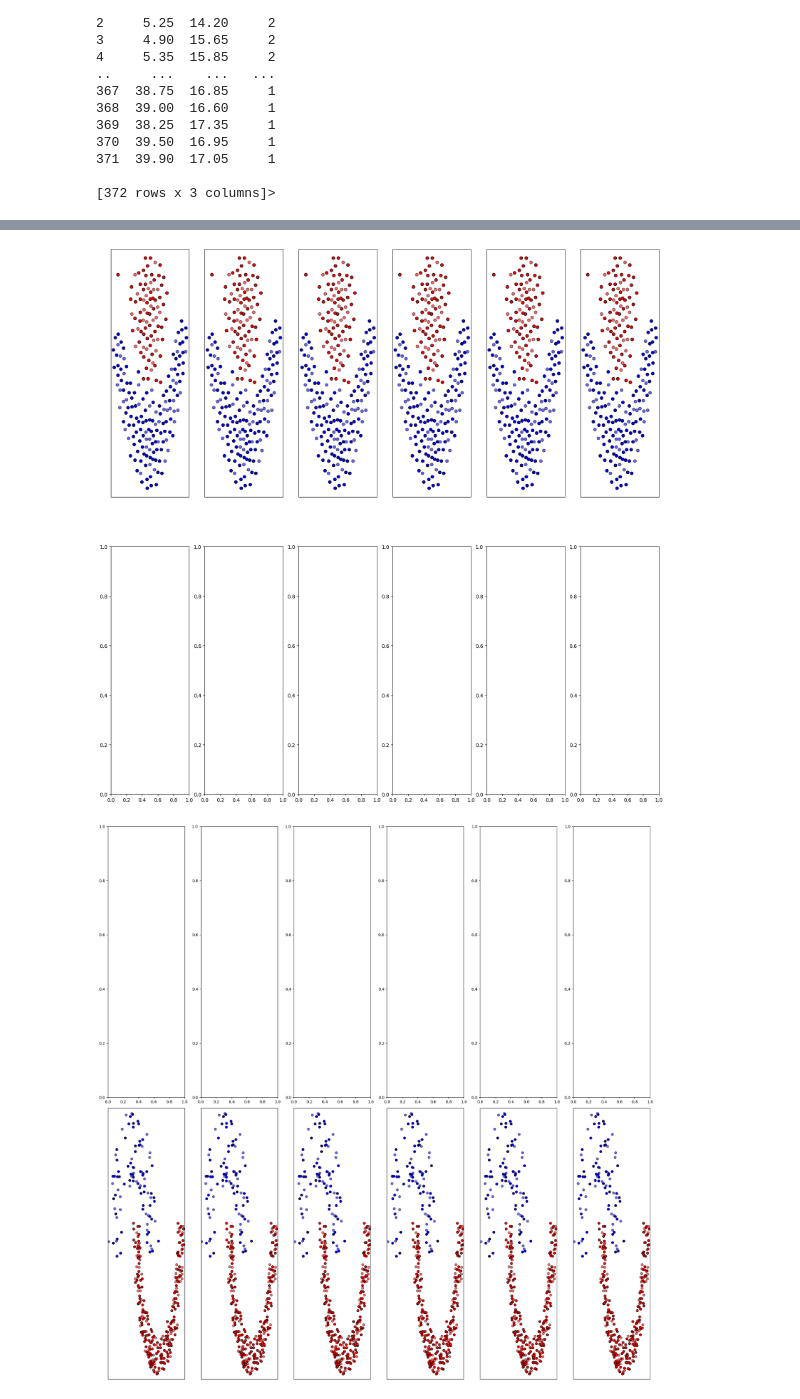
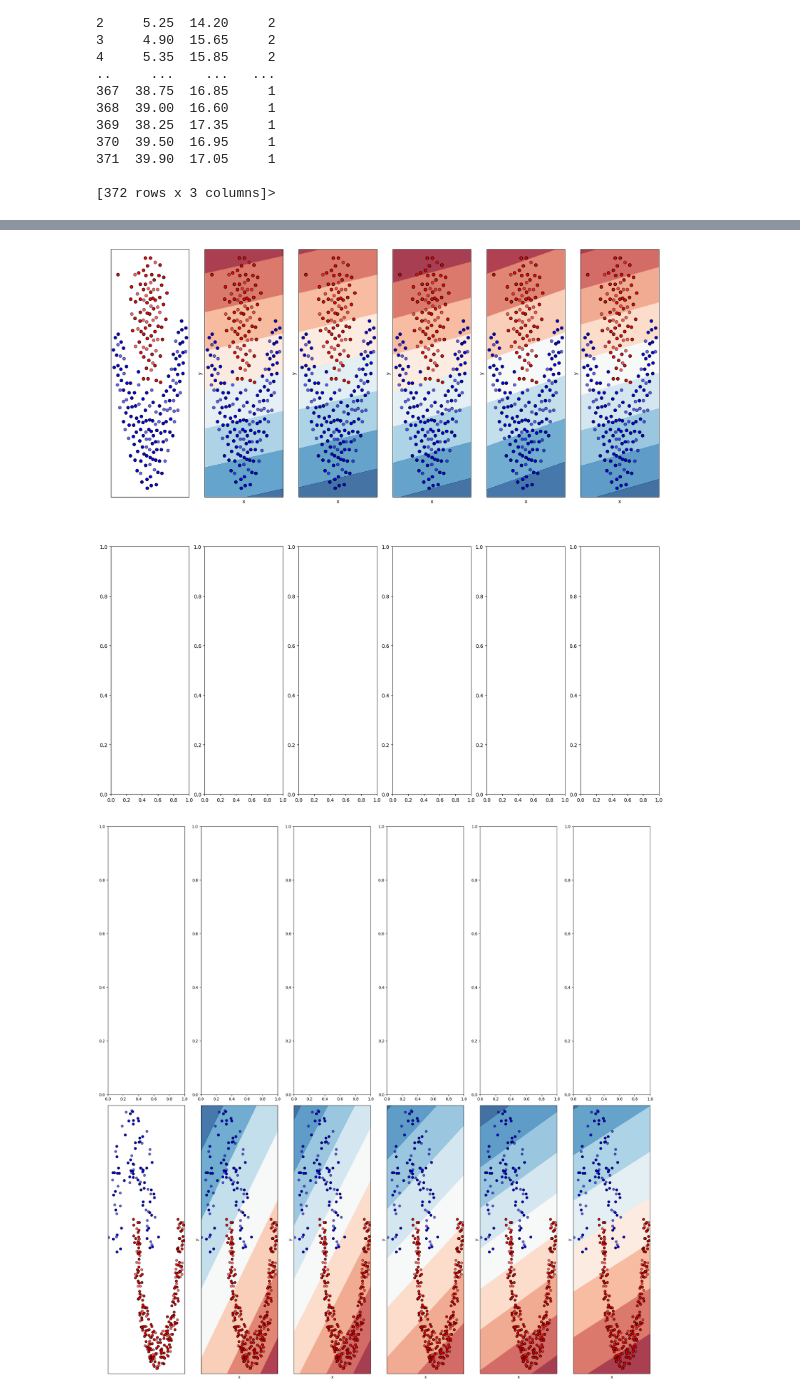
Before and after one commit to bblachut/PUM, a Jupyter notebook: lab3/PUMy_lab3.ipynb, the cells around one changed output, grey strips where cells are left out. Drawn from its saved outputs; the diff is of its cells as text; code cells hidden in the pictures.

```diff
--- a/lab3/PUMy_lab3.ipynb
+++ b/lab3/PUMy_lab3.ipynb
@@ -86,21 +86,31 @@ def hinge(X, Y):
   return res
 # %%
 classifiers = [
-    SVC(kernel="linear"),
-    SVC(kernel=natural_scalar_product),
+    SVC(kernel="linear", C=0.025),
+    SVC(kernel=natural_scalar_product, C=0.025),
     SVC(kernel="rbf", C=0.025),
     SVC(kernel=step, C=0.025),
     SVC(kernel=hinge, C=0.025),
     ]
+# %%
+def get_margin(clf):
+  clf = clf.get_params()['svc']
+  w = clf.coef_[0]
+  a = -w[0] / w[1]
+  xx = np.linspace(-5, 5)
+  yy = a * xx - (clf.intercept_[0]) / w[1]
+
+  margin = 1 / np.sqrt(np.sum(clf.coef_**2))
+  yy_down = yy - np.sqrt(1 + a**2) * margin
+  yy_up = yy + np.sqrt(1 + a**2) * margin
+
+  return margin
 # %%
 i = 0
 for df in datasets:
   j = 0
 
-  X = df[["x", "y"]]
-  y = df["type"]
-
-  # X, y = df.iloc[:, 0:-1], df.iloc[:, -1]
+  X, y = df.iloc[:, 0:-1], df.iloc[:, -1]
   X_train, X_test, y_train, y_test = train_test_split(X, y, test_size=0.3, random_state=42)
 
   x_min, x_max = X['x'].min() - 0.5, X['x'].max() + 0.5
@@ -123,13 +133,16 @@ for df in datasets:
   for clf in classifiers:
     clf = make_pipeline(StandardScaler(), clf)
     clf.fit(X_train, y_train)
-    # DecisionBoundaryDisplay.from_estimator(clf, X, cmap=cm, alpha=0.8, ax=ax, eps=0.5)
+    DecisionBoundaryDisplay.from_estimator(clf, X, cmap=cm, alpha=0.8, ax=ax[i, j], eps=0.5)
 
     support = clf.get_params()['svc'].support_
-    print(support)
+    print("support: ", support)
 
     score = clf.score(X_test, y_test)
-    print(score)
+    print("score: ", score)
+
+    if j == 1:
+      print("margin: ", get_margin(clf))
 
     ax[i, j].scatter(X_train['x'], X_train['y'], c=y_train, cmap=cm_bright, edgecolors="k")
     ax[i, j].scatter(X_test['x'], X_test['y'], c=y_test, cmap=cm_bright, edgecolors="k", alpha=0.6)
@@ -198,6 +211,7 @@ for df in datasets:
   for clf in T:
     clf = make_pipeline(StandardScaler(), clf)
     clf.fit(X_train, y_train)
+    DecisionBoundaryDisplay.from_estimator(clf, X, cmap=cm, alpha=0.8, ax=ax[i, j], eps=0.5)
 
     score = clf.score(X_test, y_test)
     print(score)
@@ -211,32 +225,32 @@ for df in datasets:
 
     ax[i, j].set_xlim(x_min, x_max)
     ax[i, j].set_ylim(y_min, y_max)
     ax[i, j].set_xticks(())
     ax[i, j].set_yticks(())
 
     j += 1
 
   i += 1
 
 plt.tight_layout()
 plt.show()
 # %% [output]
 0.625
 [  6  10  11  18  20  23  26  27  31  32  33  35  42  45  46  53  54  57
   63  67  68  70  73  77  78  81  84  92  93  94  96 100 104 105 110 113
  115 117 118 123 124 125 126 127 128 129 135 136 137 138 139 142 143 153
  155 156 158 160 165   0   1   4   7  12  14  15  16  19  22  29  30  34
   36  38  40  41  48  49  50  51  52  55  56  58  59  60  61  62  65  66
   72  75  76  82  85  86  87  88  91  98  99 107 108 111 112 116 133 140
  144 146 147 148 149 151 157 159 163 166]
 0.875
 [  6  10  11  18  20  23  26  27  31  32  33  35  42  45  46  53  54  57
   63  67  68  70  73  77  78  81  84  92  93  94  96 100 104 105 110 113
  115 117 118 123 124 125 126 127 128 129 135 136 137 138 139 142 143 153
 ... (41 lines left out)
  213 248]
 0.9642857142857143
 [  7  28  41  44  75  79  93 107 150 155 199 227 247 256 259   3  29  38
   91 105 119 136 142 147 175 201 203 207 211 213]
-[figure, old version]
+[figure, new version]
-[figure, old version]
+[figure, new version]
```
Also changed, not shown: parts of 1 cell of this notebook.
